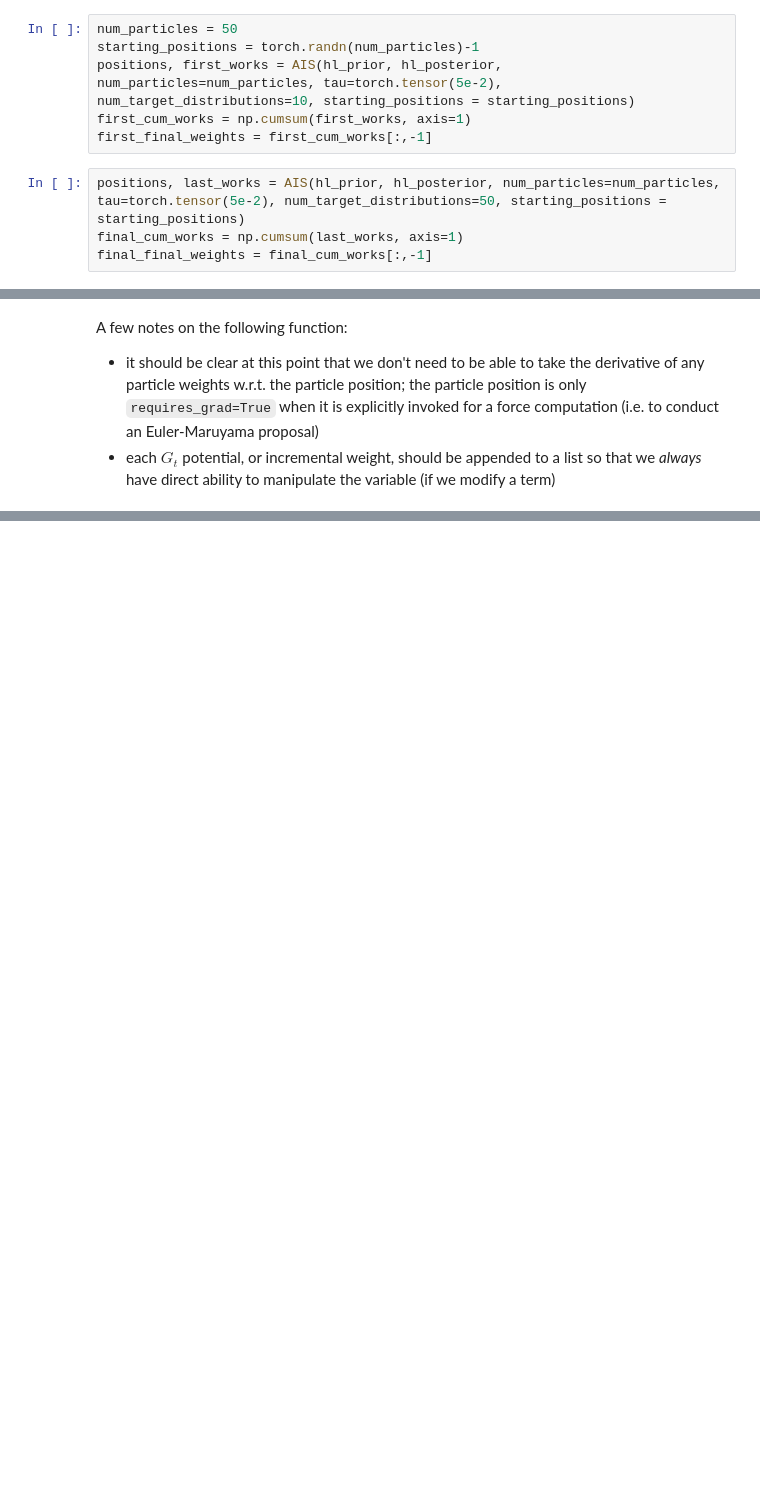
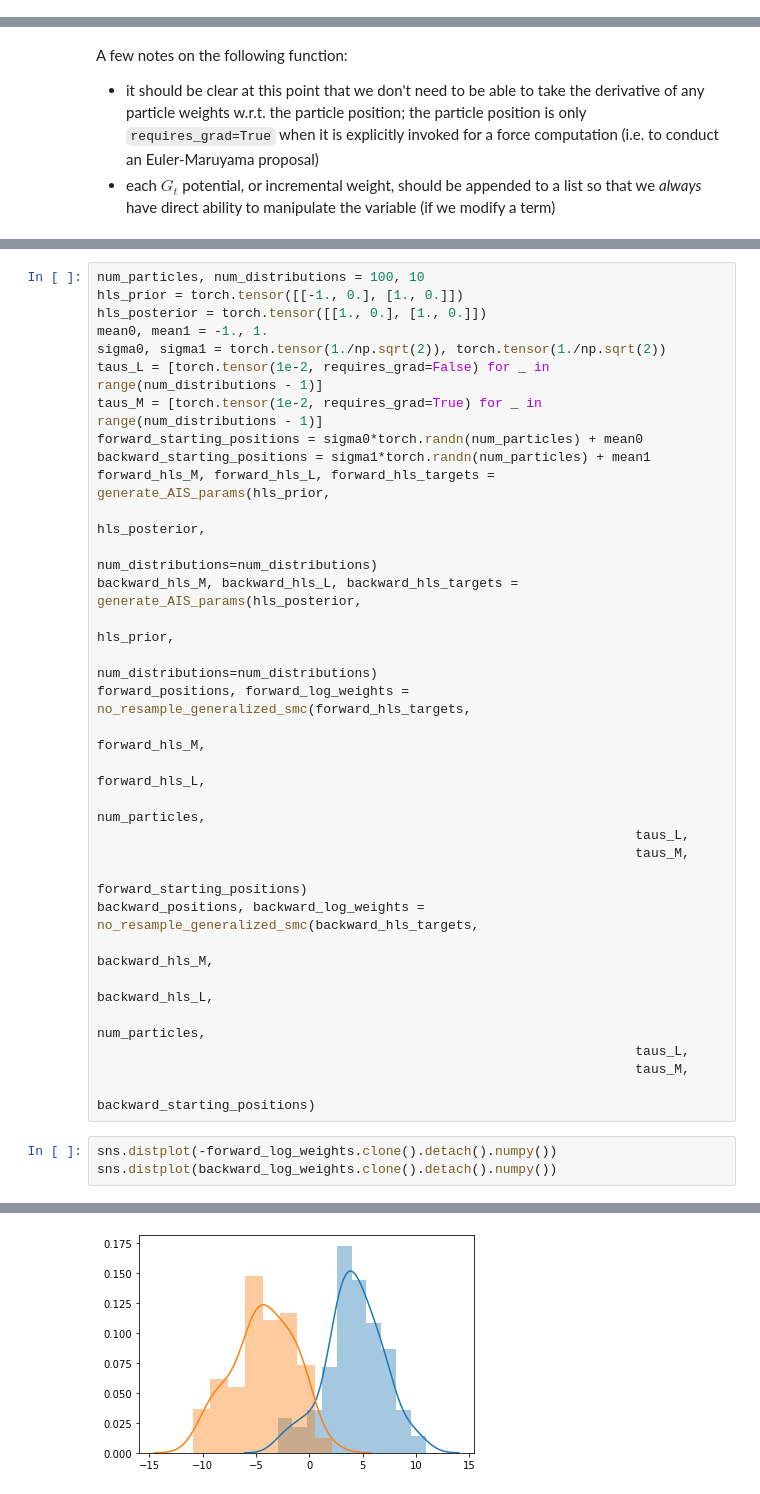
Before and after one commit to choderalab/coddiwomple, a Jupyter notebook: troubleshooting/generalized_troubleshoot.ipynb, the cells around one changed output, grey strips where cells are left out. Drawn from its saved outputs; the diff is of its cells as text; blank space fills up the shorter version.

```diff
--- a/troubleshooting/generalized_troubleshoot.ipynb
+++ b/troubleshooting/generalized_troubleshoot.ipynb
@@ -218,13 +294,3 @@ plt.ylabel("$p(x)$")
 # %% [output]
 Text(0, 0.5, '$p(x)$')
 [figure]
-# %%
-num_particles = 50
-starting_positions = torch.randn(num_particles)-1
-positions, first_works = AIS(hl_prior, hl_posterior, num_particles=num_particles, tau=torch.tensor(5e-2), num_target_distributions=10, starting_positions = starting_positions)
-first_cum_works = np.cumsum(first_works, axis=1)
-first_final_weights = first_cum_works[:,-1]
-# %%
-positions, last_works = AIS(hl_prior, hl_posterior, num_particles=num_particles, tau=torch.tensor(5e-2), num_target_distributions=50, starting_positions = starting_positions)
-final_cum_works = np.cumsum(last_works, axis=1)
-final_final_weights = final_cum_works[:,-1]
@@ -348,0 +519,34 @@ def SMC_iteration(position, hl_L, hl_K, hl_gamma_old, hl_gamma_new):
+# %%
+num_particles, num_distributions = 100, 10
+hls_prior = torch.tensor([[-1., 0.], [1., 0.]])
+hls_posterior = torch.tensor([[1., 0.], [1., 0.]])
+mean0, mean1 = -1., 1.
+sigma0, sigma1 = torch.tensor(1./np.sqrt(2)), torch.tensor(1./np.sqrt(2))
+taus_L = [torch.tensor(1e-2, requires_grad=False) for _ in range(num_distributions - 1)]
+taus_M = [torch.tensor(1e-2, requires_grad=True) for _ in range(num_distributions - 1)]
+forward_starting_positions = sigma0*torch.randn(num_particles) + mean0
+backward_starting_positions = sigma1*torch.randn(num_particles) + mean1
+forward_hls_M, forward_hls_L, forward_hls_targets = generate_AIS_params(hls_prior,
+                                                                        hls_posterior,
+                                                                        num_distributions=num_distributions)
+backward_hls_M, backward_hls_L, backward_hls_targets = generate_AIS_params(hls_posterior,
+                                                                        hls_prior,
+                                                                        num_distributions=num_distributions)
+forward_positions, forward_log_weights = no_resample_generalized_smc(forward_hls_targets,
+                                                                     forward_hls_M,
+                                                                     forward_hls_L,
+                                                                     num_particles,
+                                                                     taus_L,
+                                                                     taus_M,
+                                                                     forward_starting_positions)
+backward_positions, backward_log_weights = no_resample_generalized_smc(backward_hls_targets,
+                                                                     backward_hls_M,
+                                                                     backward_hls_L,
+                                                                     num_particles,
+                                                                     taus_L,
+                                                                     taus_M,
+                                                                     backward_starting_positions)
+# %%
+sns.distplot(-forward_log_weights.clone().detach().numpy())
+sns.distplot(backward_log_weights.clone().detach().numpy())
+# %% [output]
@@ -348,0 +554 @@ def SMC_iteration(position, hl_L, hl_K, hl_gamma_old, hl_gamma_new):
+[figure, added]
```
Also changed, not shown: parts of 22 cells of this notebook, 8 other files.
